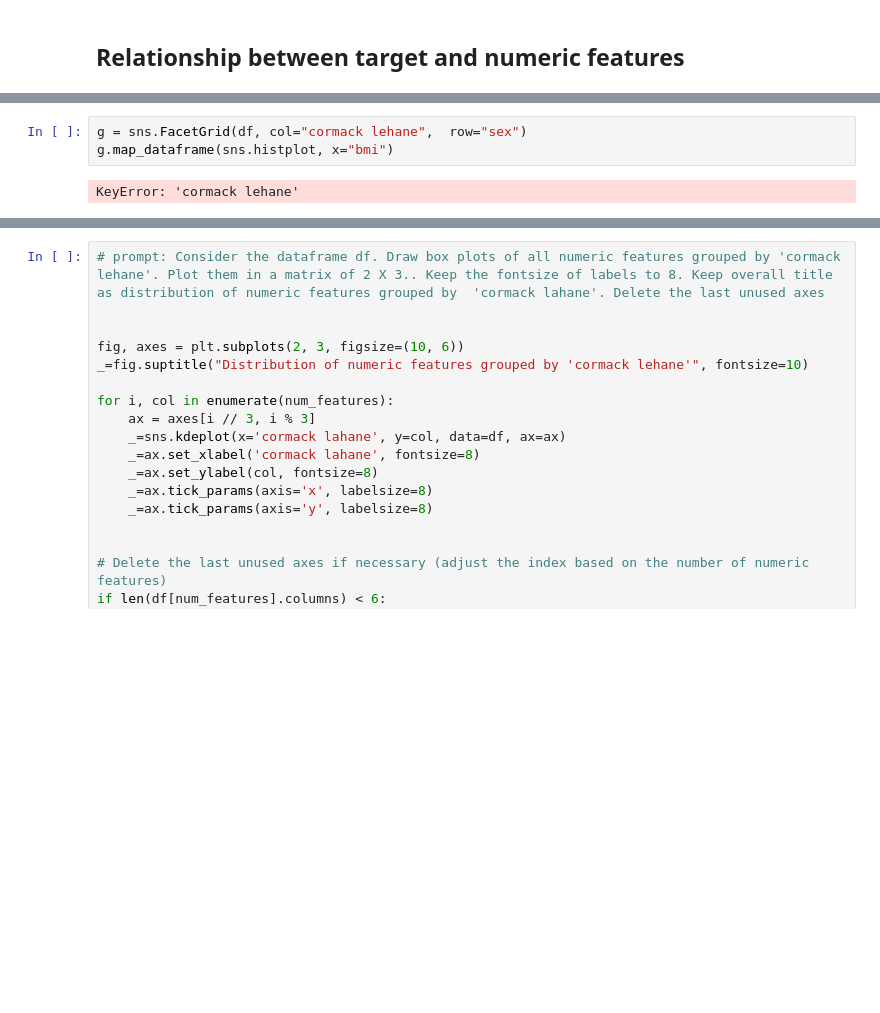
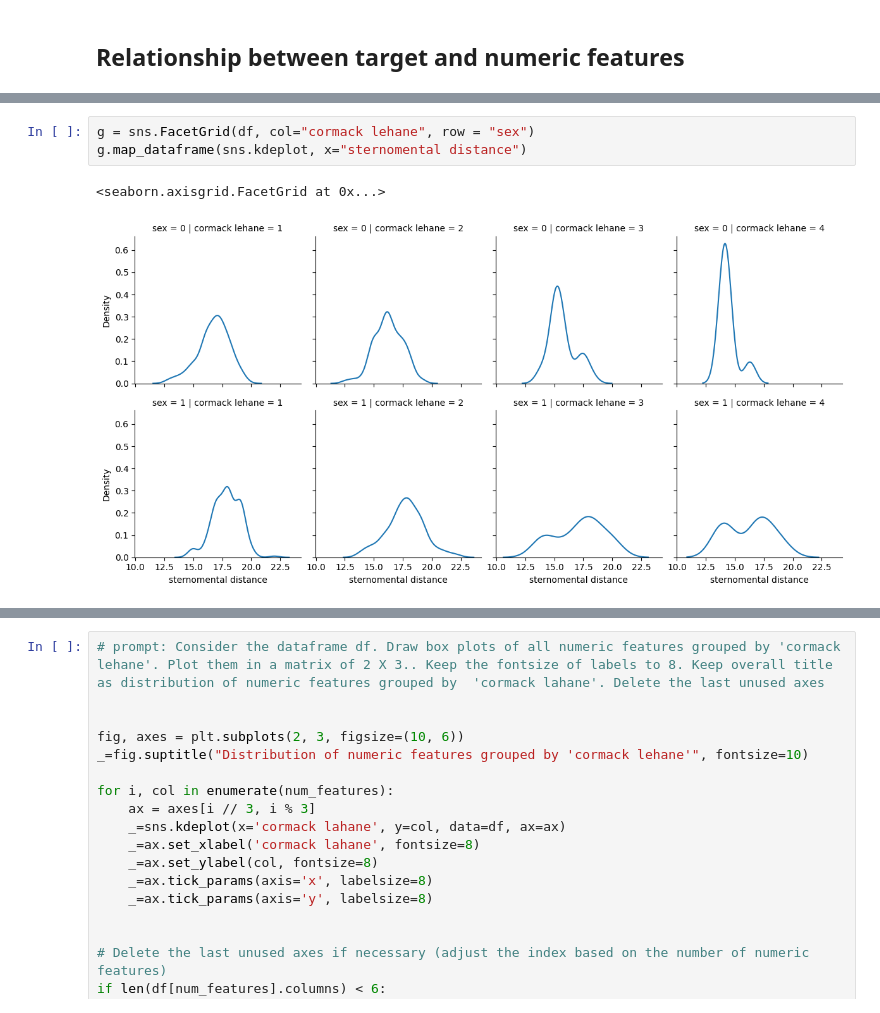
Before and after one commit to harnalashok/classification, a Jupyter notebook: airways.ipynb, the cells around one changed output, grey strips where cells are left out. Drawn from its saved outputs; the diff is of its cells as text; blank space fills up the shorter version.

```diff
--- a/airways.ipynb
+++ b/airways.ipynb
@@ -536,6 +537,7 @@ Index(['age', 'sex', 'height', 'subluxation of mandible',
       dtype='object')
 # %%
-g = sns.FacetGrid(df, col="cormack lehane",  row="sex")
-g.map_dataframe(sns.histplot, x="bmi")
+g = sns.FacetGrid(df, col="cormack lehane", row = "sex")
+g.map_dataframe(sns.kdeplot, x="sternomental distance")
 # %% [output]
-KeyError: 'cormack lehane'
+<seaborn.axisgrid.FacetGrid at 0x...>
+[figure, added]
```
Also changed, not shown: parts of 10 cells of this notebook.
